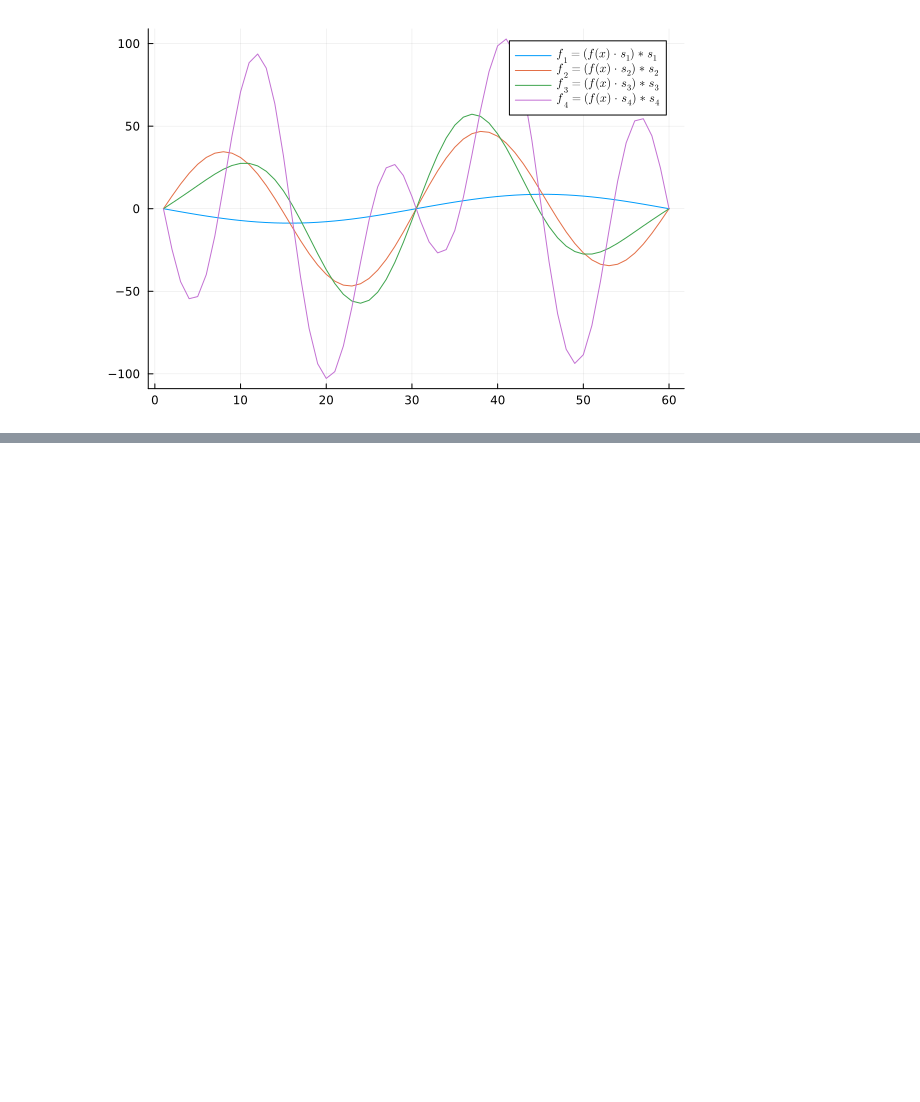
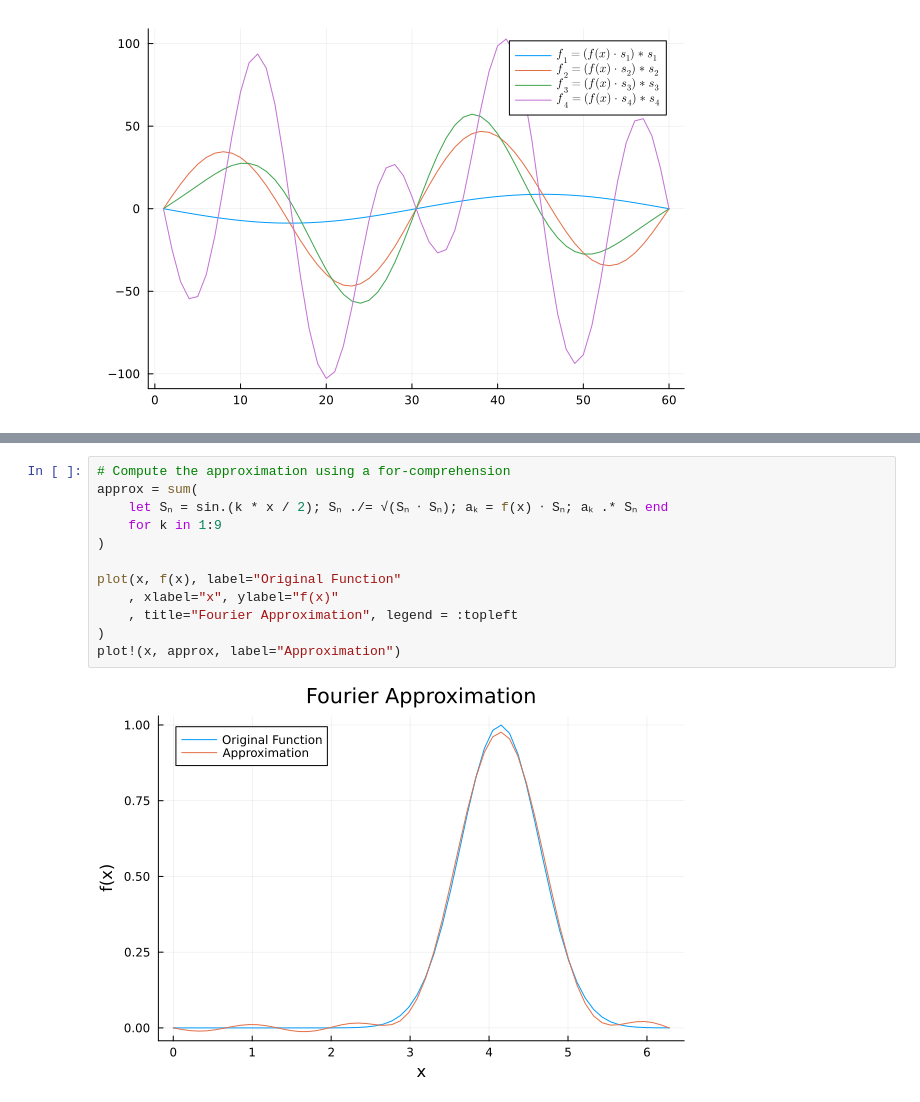
Before and after one commit to setrar/dsp, a Jupyter notebook: courses/kutz/_12/fourier_approximation.jl.ipynb, the cells around one changed output, grey strips where cells are left out. Saved outputs shown, nothing was run; the diff lists cells and outputs as text; blank space fills up the shorter version.

```diff
--- a/courses/kutz/_12/fourier_approximation.jl.ipynb
+++ b/courses/kutz/_12/fourier_approximation.jl.ipynb
@@ -91,6 +99,20 @@ end
 display(fig)
 # %% [output]
 [figure]
+# %%
+# Compute the approximation using a for-comprehension
+approx = sum(
+    let Sₙ = sin.(k * x / 2); Sₙ ./= √(Sₙ ⋅ Sₙ); aₖ = f(x) ⋅ Sₙ; aₖ .* Sₙ end
+    for k in 1:9
+)
+
+plot(x, f(x), label="Original Function"
+    , xlabel="x", ylabel="f(x)"
+    , title="Fourier Approximation", legend = :topleft
+)
+plot!(x, approx, label="Approximation")
+# %% [output]
+[figure, added]
 # %% [markdown]
 Let's break down the code snippet step by step:
 
```
Also changed, not shown: parts of 5 cells of this notebook, 1 other file.
